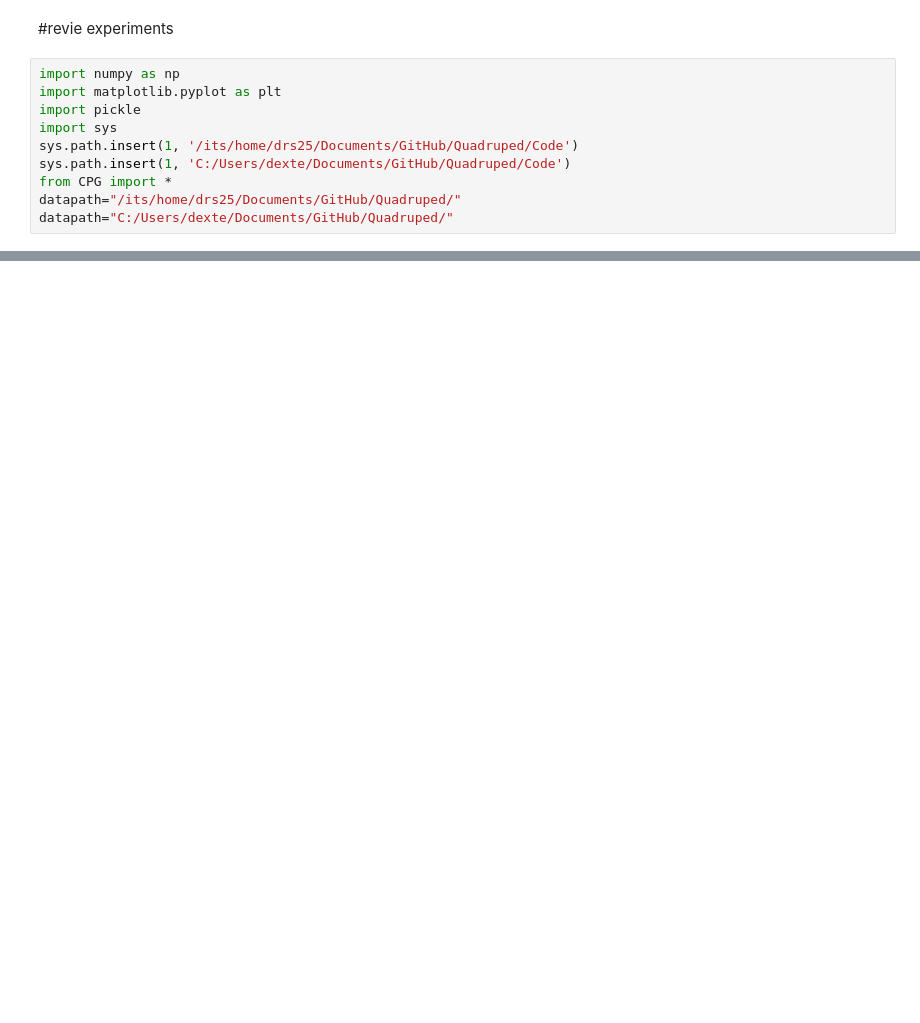
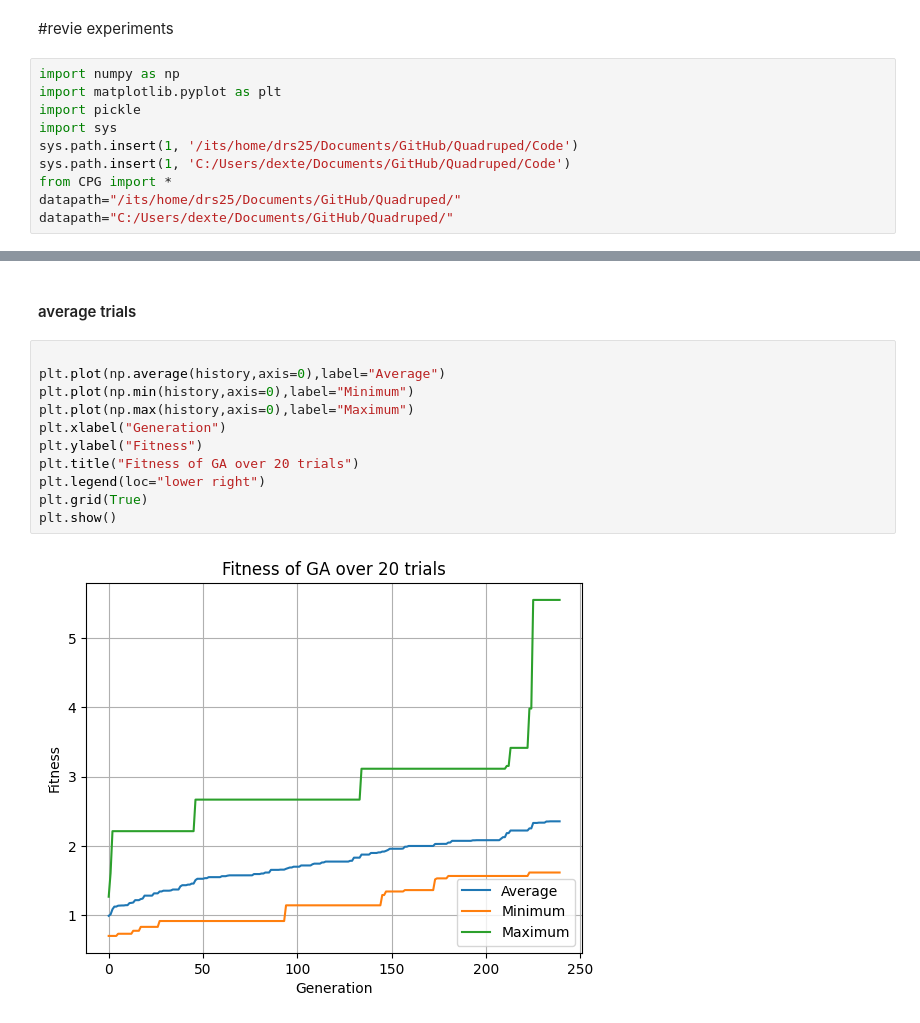
Before and after one commit to shepai/Quadruped, a Jupyter notebook: Code/GAs/revie.ipynb, the cells around one changed output, grey strips where cells are left out. Drawn from its saved outputs; the diff is of its cells as text; blank space fills up the shorter version.

```diff
--- a/Code/GAs/revie.ipynb
+++ b/Code/GAs/revie.ipynb
@@ -46,0 +85,15 @@ plt.show()
+# %% [markdown]
+#### average trials
+# %%
+
+plt.plot(np.average(history,axis=0),label="Average")
+plt.plot(np.min(history,axis=0),label="Minimum")
+plt.plot(np.max(history,axis=0),label="Maximum")
+plt.xlabel("Generation")
+plt.ylabel("Fitness")
+plt.title("Fitness of GA over 20 trials")
+plt.legend(loc="lower right")
+plt.grid(True)
+plt.show()
+# %% [output]
+[figure, added]
```
Also changed, not shown: parts of 8 cells of this notebook, 3 other files.
